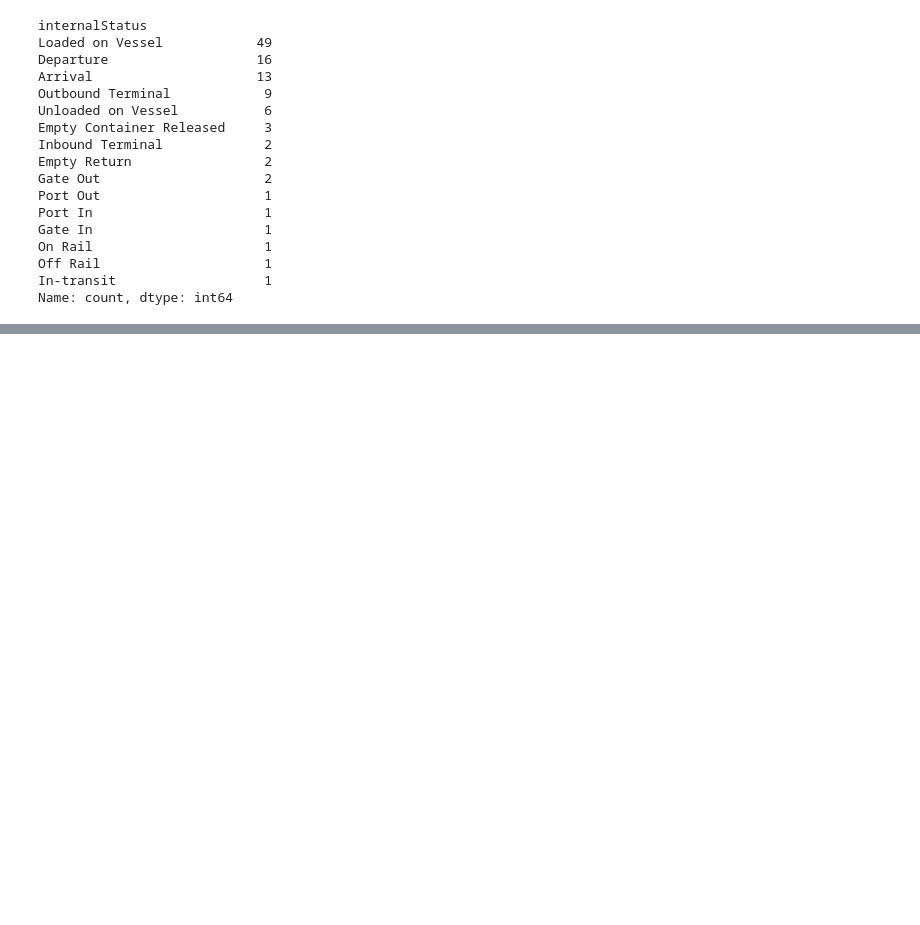
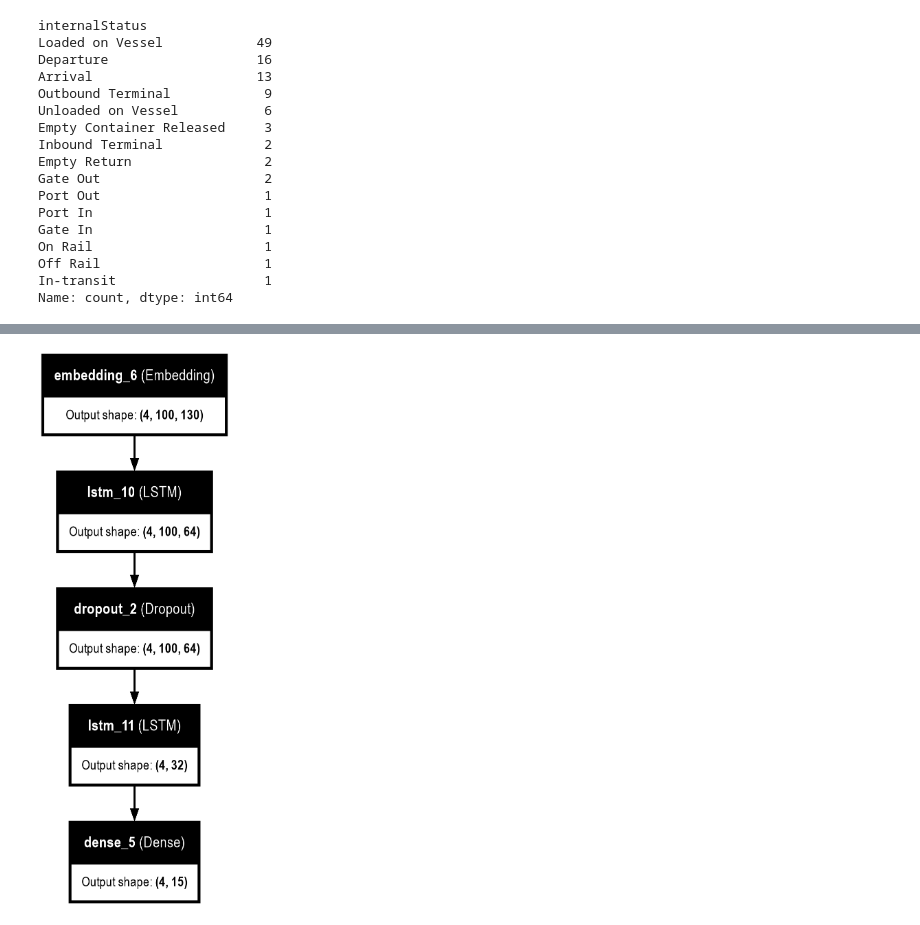
Before and after one commit to SurajKumar2235/settly_data_science_assignment, a Jupyter notebook: research.ipynb, the cells around one changed output, grey strips where cells are left out. Cells and saved outputs as stored; diff of their text form; code cells hidden in the pictures; blank space fills up the shorter version.

```diff
--- a/research.ipynb
+++ b/research.ipynb
@@ -161,3 +170,7 @@ Epoch 40/40
+# %%
+plot_model(model, to_file='model_architecture.png', show_shapes=True, show_layer_names=True)
+# %% [output]
+[figure, added]
 # %%
 
 def predict_internal_status(model, tokenizer, user_input):
```
Also changed, not shown: parts of 12 cells of this notebook, 9 other files.
